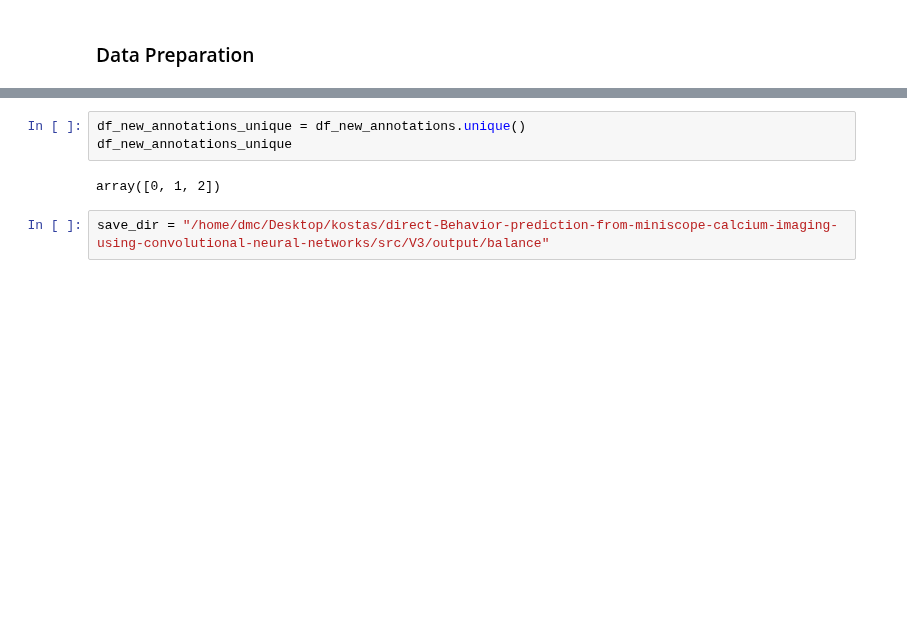
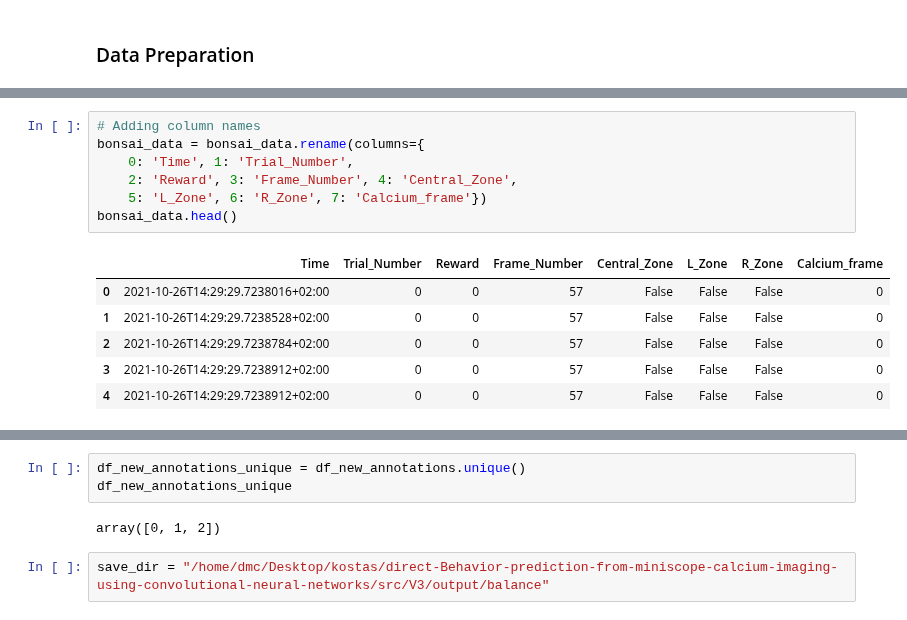
Before and after one commit to konkalaitzidis/bpnn, a Jupyter notebook: src/V3/BPNN_V3.ipynb, the cells around one changed output, grey strips where cells are left out. Saved outputs shown, nothing was run; the diff lists cells and outputs as text; blank space fills up the shorter version.

```diff
--- a/src/V3/BPNN_V3.ipynb
+++ b/src/V3/BPNN_V3.ipynb
@@ -270,0 +277,14 @@ See the caveats in the documentation: https://pandas.pydata.org/pandas-docs/stab
+# %%
+# Adding column names
+bonsai_data = bonsai_data.rename(columns={
+    0: 'Time', 1: 'Trial_Number',
+    2: 'Reward', 3: 'Frame_Number', 4: 'Central_Zone',
+    5: 'L_Zone', 6: 'R_Zone', 7: 'Calcium_frame'})
+bonsai_data.head()
+# %% [output]
+|  | Time | Trial_Number | Reward | Frame_Number | Central_Zone | L_Zone | R_Zone | Calcium_frame |
+| 0 | 2021-10-26T14:29:29.7238016+02:00 | 0 | 0 | 57 | False | False | False | 0 |
+| 1 | 2021-10-26T14:29:29.7238528+02:00 | 0 | 0 | 57 | False | False | False | 0 |
+| 2 | 2021-10-26T14:29:29.7238784+02:00 | 0 | 0 | 57 | False | False | False | 0 |
+| 3 | 2021-10-26T14:29:29.7238912+02:00 | 0 | 0 | 57 | False | False | False | 0 |
+| 4 | 2021-10-26T14:29:29.7238912+02:00 | 0 | 0 | 57 | False | False | False | 0 |
```
Also changed, not shown: parts of 54 cells of this notebook, 4 other files.
